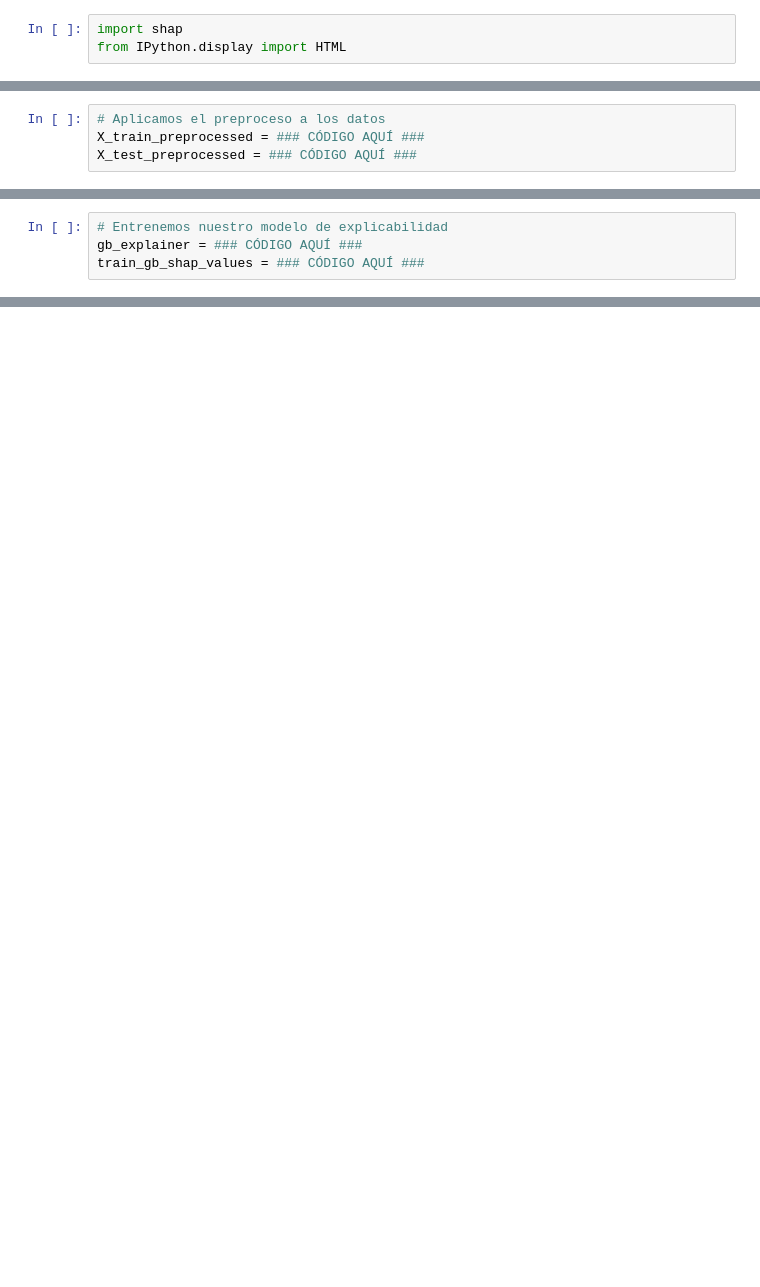
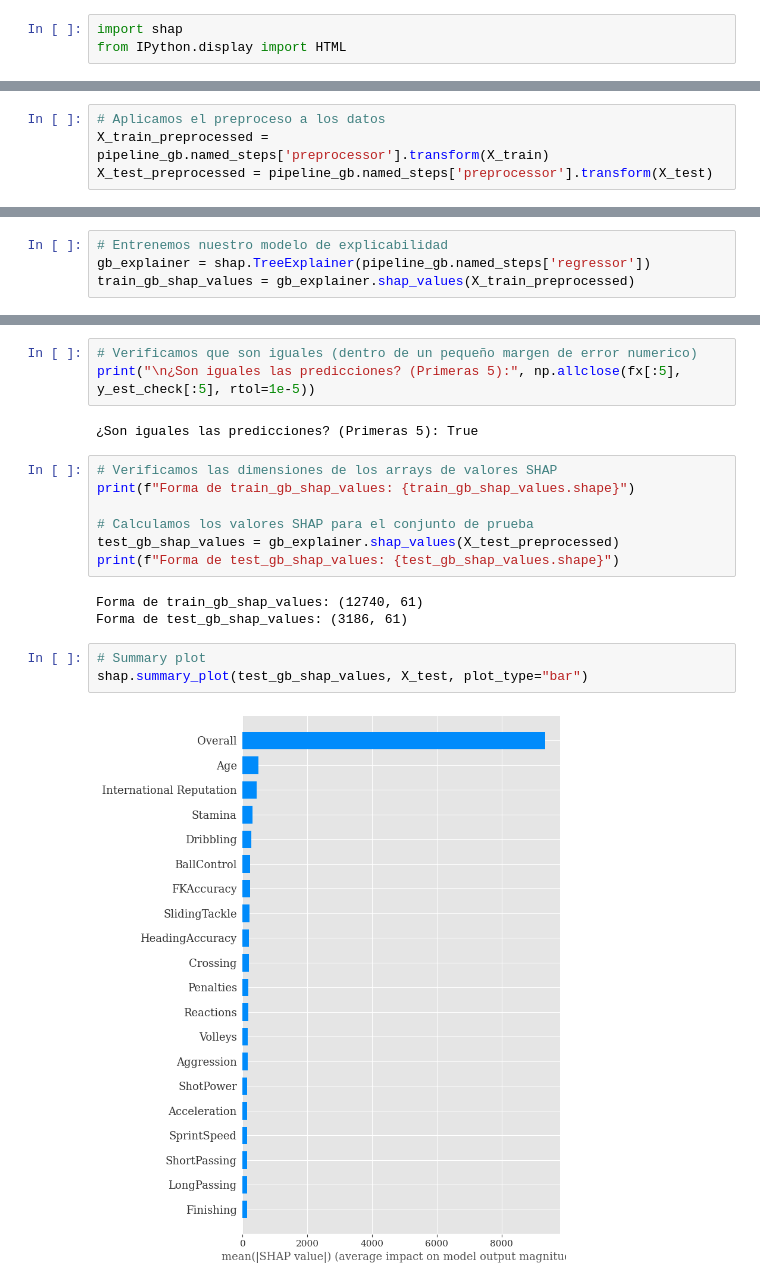
Before and after one commit to samuelcardenasg23/taller1-mlds, a Jupyter notebook: Regresión_con_RF_y_GB.ipynb, the cells around one changed output, grey strips where cells are left out. Cells and saved outputs as stored; diff of their text form; blank space fills up the shorter version.

```diff
--- a/Regresión_con_RF_y_GB.ipynb
+++ b/Regresión_con_RF_y_GB.ipynb
@@ -360,4 +396,4 @@ pipeline_gb.fit(X_train, y_train)
 # %%
 # Aplicamos el preproceso a los datos
-X_train_preprocessed = ### CÓDIGO AQUÍ ###
-X_test_preprocessed = ### CÓDIGO AQUÍ ###
+X_train_preprocessed = pipeline_gb.named_steps['preprocessor'].transform(X_train)
+X_test_preprocessed = pipeline_gb.named_steps['preprocessor'].transform(X_test)
@@ -364,4 +407,4 @@ X_test_preprocessed = ### CÓDIGO AQUÍ ###
 # %%
 # Entrenemos nuestro modelo de explicabilidad
-gb_explainer = ### CÓDIGO AQUÍ ###
-train_gb_shap_values = ### CÓDIGO AQUÍ ###
+gb_explainer = shap.TreeExplainer(pipeline_gb.named_steps['regressor'])
+train_gb_shap_values = gb_explainer.shap_values(X_train_preprocessed)
@@ -367,0 +432,20 @@ train_gb_shap_values = ### CÓDIGO AQUÍ ###
+# %%
+# Verificamos que son iguales (dentro de un pequeño margen de error numerico)
+print("\n¿Son iguales las predicciones? (Primeras 5):", np.allclose(fx[:5], y_est_check[:5], rtol=1e-5))
+# %% [output]
+¿Son iguales las predicciones? (Primeras 5): True
+# %%
+# Verificamos las dimensiones de los arrays de valores SHAP
+print(f"Forma de train_gb_shap_values: {train_gb_shap_values.shape}")
+
+# Calculamos los valores SHAP para el conjunto de prueba
+test_gb_shap_values = gb_explainer.shap_values(X_test_preprocessed)
+print(f"Forma de test_gb_shap_values: {test_gb_shap_values.shape}")
+# %% [output]
+Forma de train_gb_shap_values: (12740, 61)
+Forma de test_gb_shap_values: (3186, 61)
+# %%
+# Summary plot
+shap.summary_plot(test_gb_shap_values, X_test, plot_type="bar")
+# %% [output]
+[figure, added]
```
Also changed, not shown: parts of 12 cells of this notebook.
